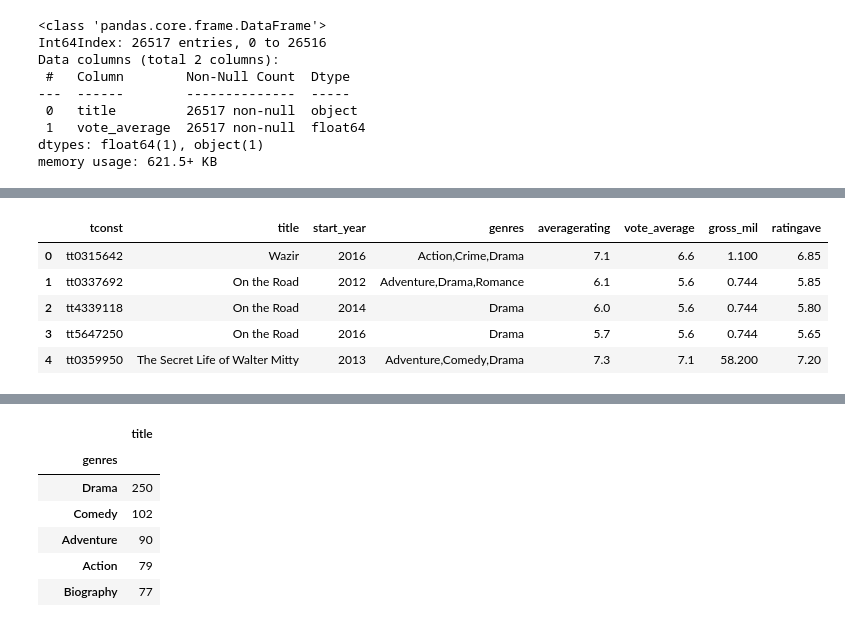
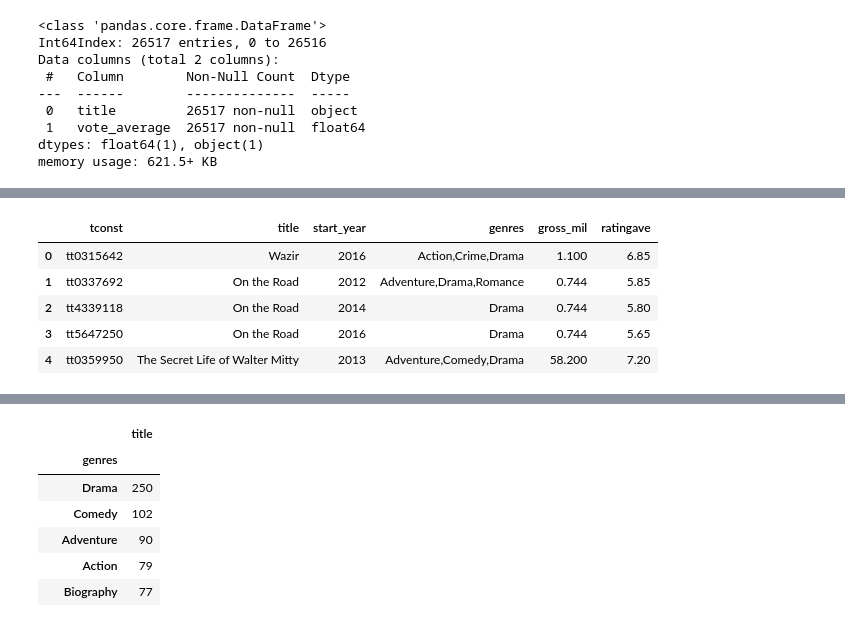
Before and after one commit to rfb-vibe/movie-studio-project, a Jupyter notebook: microsoft-tenne-project.ipynb, the cells around one changed output, grey strips where cells are left out. Saved outputs shown, nothing was run; the diff lists cells and outputs as text; code cells hidden in the pictures.

```diff
--- a/microsoft-tenne-project.ipynb
+++ b/microsoft-tenne-project.ipynb
@@ -166,10 +178,11 @@ memory usage: 229.1+ KB
 # %%
 moviedf['ratingave'] = (moviedf["averagerating"] + moviedf["vote_average"])/2
+moviedf = moviedf.drop(columns = ['averagerating', 'vote_average'])
 moviedf.head()
 # %% [output]
-|  | tconst | title | start_year | genres | averagerating | vote_average | gross_mil | ratingave |
-| 0 | tt0315642 | Wazir | 2016 | Action,Crime,Drama | 7.1 | 6.6 | 1.100 | 6.85 |
-| 1 | tt0337692 | On the Road | 2012 | Adventure,Drama,Romance | 6.1 | 5.6 | 0.744 | 5.85 |
-| 2 | tt4339118 | On the Road | 2014 | Drama | 6.0 | 5.6 | 0.744 | 5.80 |
-| 3 | tt5647250 | On the Road | 2016 | Drama | 5.7 | 5.6 | 0.744 | 5.65 |
-| 4 | tt0359950 | The Secret Life of Walter Mitty | 2013 | Adventure,Comedy,Drama | 7.3 | 7.1 | 58.200 | 7.20 |
+|  | tconst | title | start_year | genres | gross_mil | ratingave |
+| 0 | tt0315642 | Wazir | 2016 | Action,Crime,Drama | 1.100 | 6.85 |
+| 1 | tt0337692 | On the Road | 2012 | Adventure,Drama,Romance | 0.744 | 5.85 |
+| 2 | tt4339118 | On the Road | 2014 | Drama | 0.744 | 5.80 |
+| 3 | tt5647250 | On the Road | 2016 | Drama | 0.744 | 5.65 |
+| 4 | tt0359950 | The Secret Life of Walter Mitty | 2013 | Adventure,Comedy,Drama | 58.200 | 7.20 |
```
Also changed, not shown: parts of 20 cells of this notebook.
